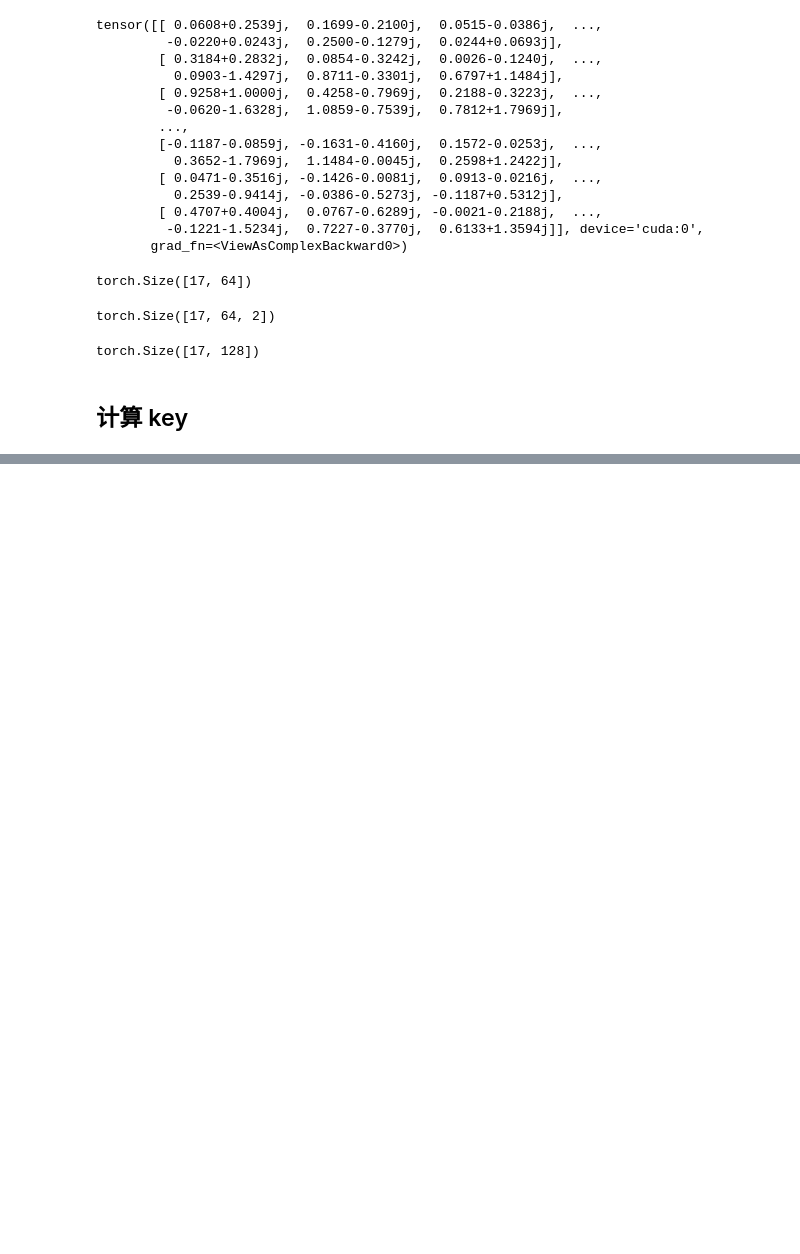
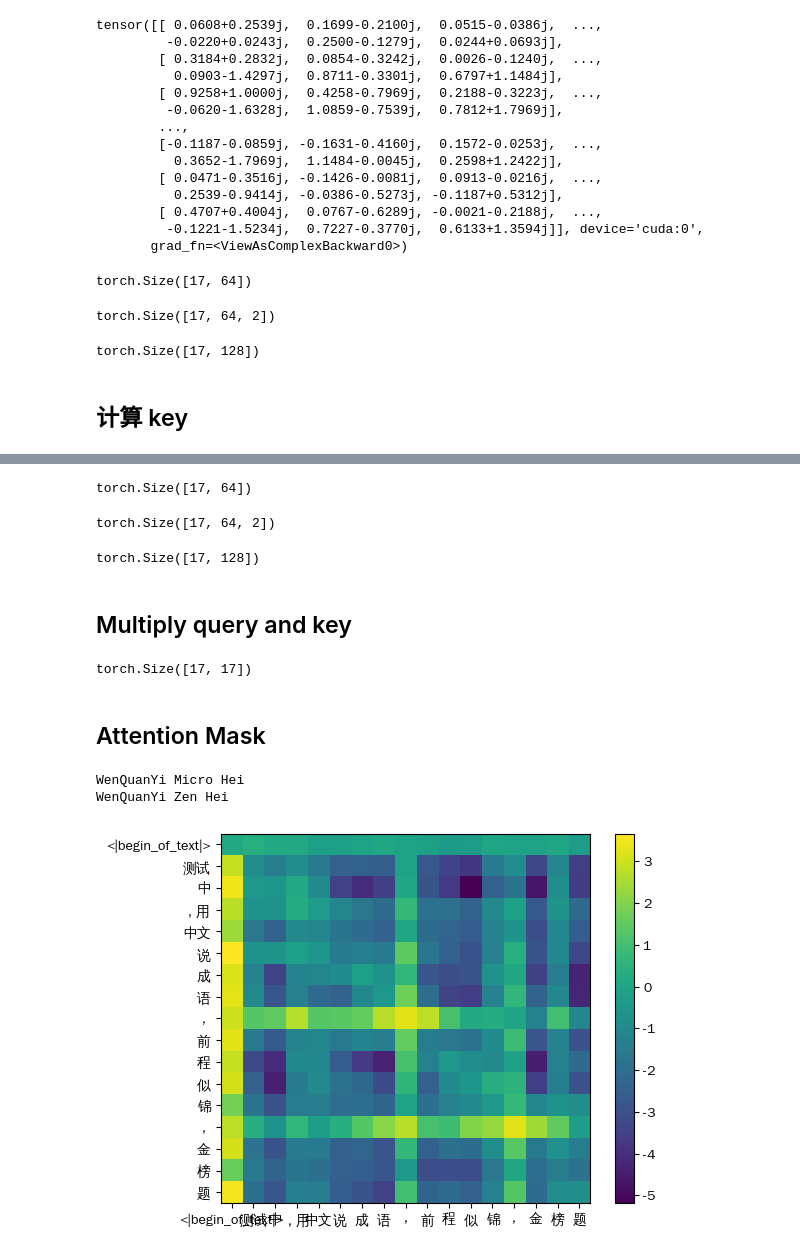
Before and after one commit to taot/newtonai_course, a Jupyter notebook: llama/手搓 Llama 3.2 大模型.ipynb, the cells around one changed output, grey strips where cells are left out. Cells and saved outputs as stored; diff of their text form; code cells hidden in the pictures; blank space fills up the shorter version.

```diff
--- a/llama/手搓 Llama 3.2 大模型.ipynb
+++ b/llama/手搓 Llama 3.2 大模型.ipynb
@@ -344,0 +368,24 @@ torch.Size([17, 128])
+# %%
+k_per_token_as_complex_numbers = torch.view_as_complex(k_per_token_split_into_pairs)
+print(k_per_token_as_complex_numbers.shape)
+# %% [output]
+torch.Size([17, 64])
+# %%
+k_per_token_split_into_pairs_rotated = torch.view_as_real(k_per_token_as_complex_numbers * freqs_cis.to(device))
+print(k_per_token_split_into_pairs_rotated.shape)
+# %% [output]
+torch.Size([17, 64, 2])
+# %%
+k_per_token_rotated = k_per_token_split_into_pairs_rotated.view(k_per_token.shape)
+print(k_per_token_rotated.shape)
+# %% [output]
+torch.Size([17, 128])
+# %% [markdown]
+## Multiply query and key
+# %%
+qk_per_token = torch.matmul(q_per_token_rotated, k_per_token_rotated.T) / (head_dim ** 0.5)
+print(qk_per_token.shape)
+# %% [output]
+torch.Size([17, 17])
+# %% [markdown]
+## Attention Mask
@@ -344,0 +397,27 @@ torch.Size([17, 128])
+# %%
+# List Chinese fonts
+fonts = sorted(set(f.name for f in fm.fontManager.ttflist))
+for f in fonts[:50]:  # show first 50
+    if "wenquanyi" in f.lower():
+        print(f)
+# %% [output]
+WenQuanYi Micro Hei
+WenQuanYi Zen Hei
+# %%
+def display_qk_heat_map(qk_per_token):
+    # handle Chinese characters display issue
+    plt.rcParams["font.family"] = ["WenQuanYi Zen Hei"]
+    plt.rcParams["axes.unicode_minus"] = False
+    plt.ion()
+
+    _, ax = plt.subplots()
+    im = ax.imshow(qk_per_token.to("cpu").to(torch.float).detach(), cmap="viridis")
+    ax.set_xticks(range(len(prompt_split_as_tokens)))
+    ax.set_yticks(range(len(prompt_split_as_tokens)))
+    ax.set_xticklabels(prompt_split_as_tokens)
+    ax.set_yticklabels(prompt_split_as_tokens)
+    ax.figure.colorbar(im, ax=ax)
+
+display_qk_heat_map(qk_per_token)
+# %% [output]
+[figure, added]
```
Also changed, not shown: parts of 7 cells of this notebook.
